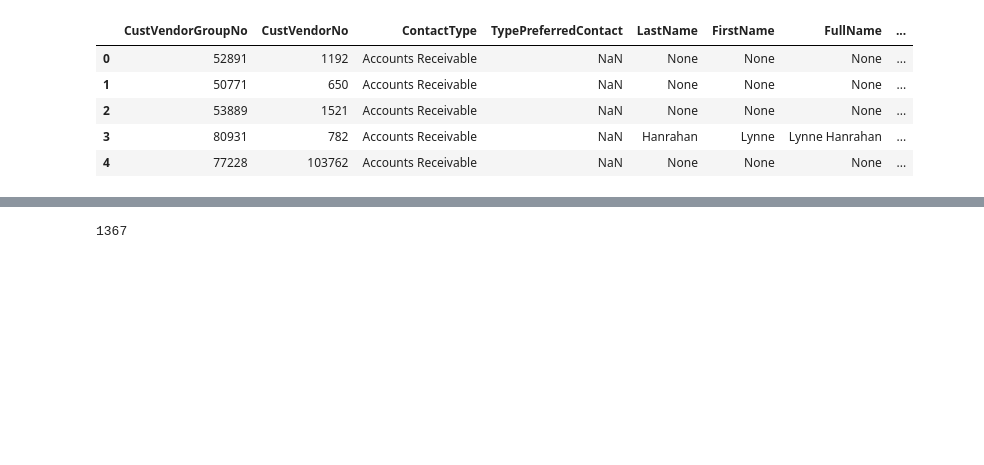
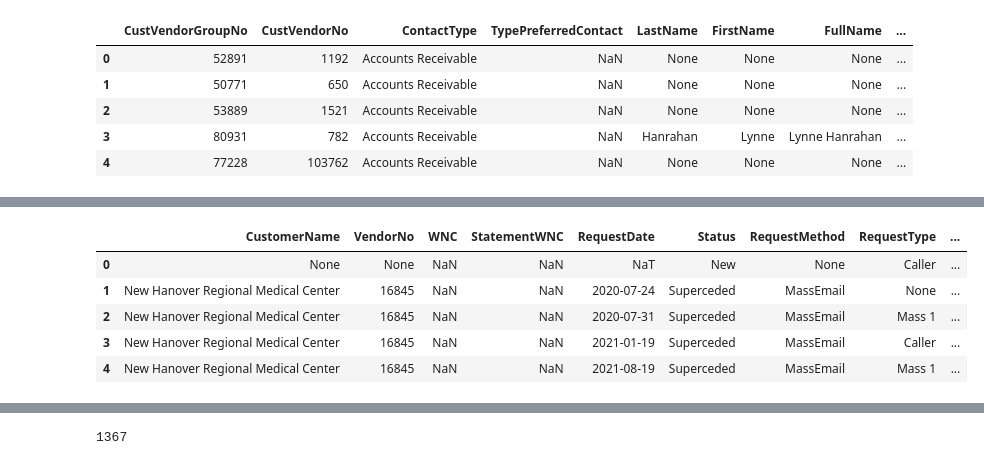
Before and after one commit to cpassorelli/call-reports, a Jupyter notebook: ipython/prepare-activities.ipynb, the cells around one changed output, grey strips where cells are left out. Saved outputs shown, nothing was run; the diff lists cells and outputs as text; code cells hidden in the pictures; blank space fills up the shorter version.

```diff
--- a/ipython/prepare-activities.ipynb
+++ b/ipython/prepare-activities.ipynb
@@ -570,0 +453,18 @@ activities.where(col('ActivityUser') == 'Josephine Dagher').count()
+# %%
+# drop(
+#     'WNC',
+#     'StatementWNC',
+#     'CreatedDate',
+#     'CurrentAssigneeID',
+#     'MessageID'
+# )
+requestColumns = [column for column in requests.columns if column in columns]
+
+requests.select(*requestColumns).limit(5).toPandas()
+# %% [output]
+|  | CustomerName | VendorNo | WNC | StatementWNC | RequestDate | Status | RequestMethod | RequestType | ... |
+| 0 | None | None | NaN | NaN | NaT | New | None | Caller | ... |
+| 1 | New Hanover Regional Medical Center | 16845 | NaN | NaN | 2020-07-24 | Superceded | MassEmail | None | ... |
+| 2 | New Hanover Regional Medical Center | 16845 | NaN | NaN | 2020-07-31 | Superceded | MassEmail | Mass 1 | ... |
+| 3 | New Hanover Regional Medical Center | 16845 | NaN | NaN | 2021-01-19 | Superceded | MassEmail | Caller | ... |
+| 4 | New Hanover Regional Medical Center | 16845 | NaN | NaN | 2021-08-19 | Superceded | MassEmail | Mass 1 | ... |
```
Also changed, not shown: parts of 74 cells of this notebook, 1 other file.
